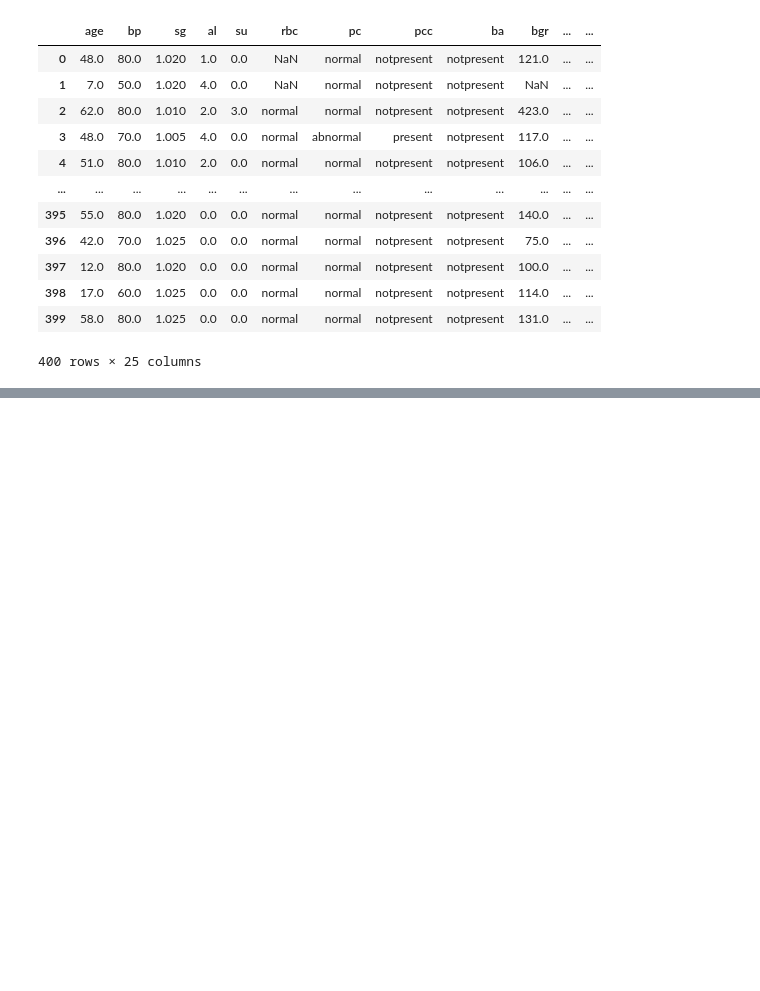
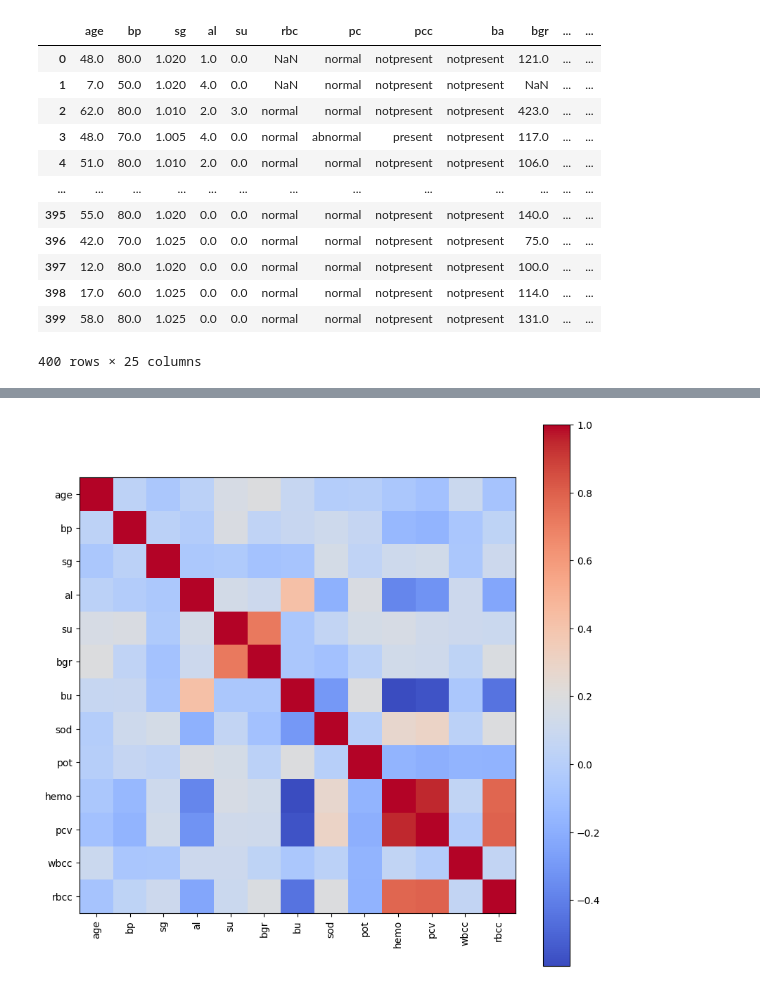
Before and after one commit to samuelms123/ML-tasks, a Jupyter notebook: task1/task1-pipeline.ipynb, the cells around one changed output, grey strips where cells are left out. Cells and saved outputs as stored; diff of their text form; code cells hidden in the pictures; blank space fills up the shorter version.

```diff
--- a/task1/task1-pipeline.ipynb
+++ b/task1/task1-pipeline.ipynb
@@ -29,0 +320,9 @@ df
+# %%
+plt.figure(figsize=(10, 10))
+plt.imshow(corr_a, cmap='coolwarm', interpolation='none')
+plt.colorbar()
+plt.xticks(range(len(corr_a)), corr_a.columns, rotation=90)
+plt.yticks(range(len(corr_a)), corr_a.columns)
+plt.show()
+# %% [output]
+[figure, added]
```
Also changed, not shown: parts of 29 cells of this notebook.
